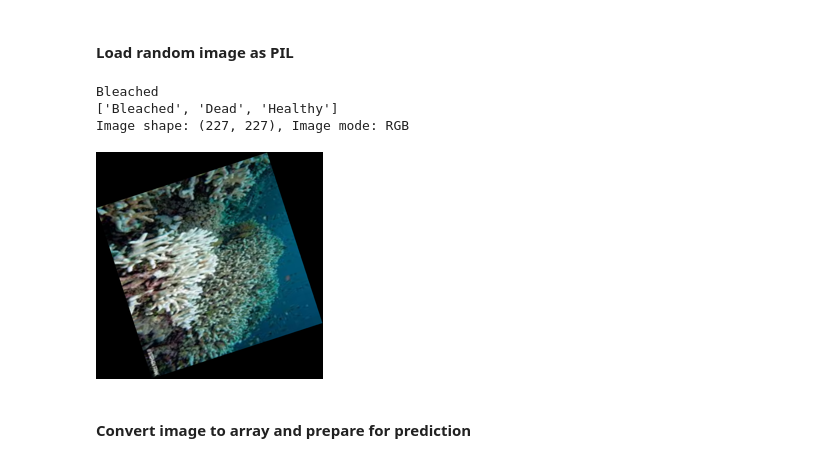
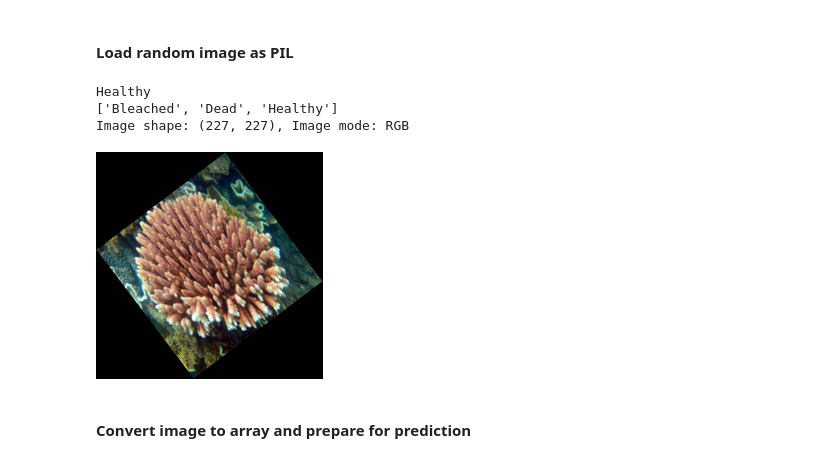
Before and after one commit to Code-Institute-Submissions/corals_health, a Jupyter notebook: jupyter_notebooks/3_models_evaluation_cross-compare.ipynb, the cells around one changed output. Saved outputs shown, nothing was run; the diff lists cells and outputs as text; code cells hidden in the pictures.

```diff
--- a/jupyter_notebooks/3_modeling_evaluating.ipynb
+++ b/jupyter_notebooks/3_models_evaluation_cross-compare.ipynb
@@ -381,0 +562,16 @@ plt.show()
+# %%
+losses = pd.DataFrame(model_2.history.history)
+
+sns.set_style("whitegrid")
+losses[['loss', 'val_loss']].plot(style='.-')
+plt.title("Loss, Model_2")
+plt.savefig(f'{file_path}/model_2_training_losses.png',
+            bbox_inches='tight', dpi=150)
+plt.show()
+
+print("\n")
+losses[['accuracy', 'val_accuracy']].plot(style='.-')
+plt.title("Accuracy, Model_2")
+plt.savefig(f'{file_path}/model_2_training_acc.png',
+            bbox_inches='tight', dpi=150)
+plt.show()
@@ -381,0 +583,16 @@ plt.show()
+# %%
+losses = pd.DataFrame(model_3.history.history)
+
+sns.set_style("whitegrid")
+losses[['loss', 'val_loss']].plot(style='.-')
+plt.title("Loss, Model_3")
+plt.savefig(f'{file_path}/model_3_training_losses.png',
+            bbox_inches='tight', dpi=150)
+plt.show()
+
+print("\n")
+losses[['accuracy', 'val_accuracy']].plot(style='.-')
+plt.title("Accuracy, Model_3")
+plt.savefig(f'{file_path}/model_3_training_acc.png',
+            bbox_inches='tight', dpi=150)
+plt.show()
@@ -406,19 +658,19 @@ joblib.dump(value=evaluation,
 # %%
 from tensorflow.keras.preprocessing import image
 
-pointer = 3
-label = labels[0] # '0 - Bleached', '1 - Dead', '2 - Healthy''.
+pointer = 19
+label = labels[2] # '0 - Bleached', '1 - Dead', '2 - Healthy''.
 print(label)
 print(labels)
 
 pil_image = image.load_img(os.path.join(test_path, label, os.listdir(test_path +'/' + label)[pointer]), target_size=image_shape, color_mode='rgb')
 print(f'Image shape: {pil_image.size}, Image mode: {pil_image.mode}')
 pil_image
 # %% [output]
-Bleached
+Healthy
 ['Bleached', 'Dead', 'Healthy']
 Image shape: (227, 227), Image mode: RGB
-[figure, old version]
+[figure, new version]
 # %% [markdown]
 #### Convert image to array and prepare for prediction
 # %%
```
Also changed, not shown: parts of 60 cells of this notebook, 43 other files.
